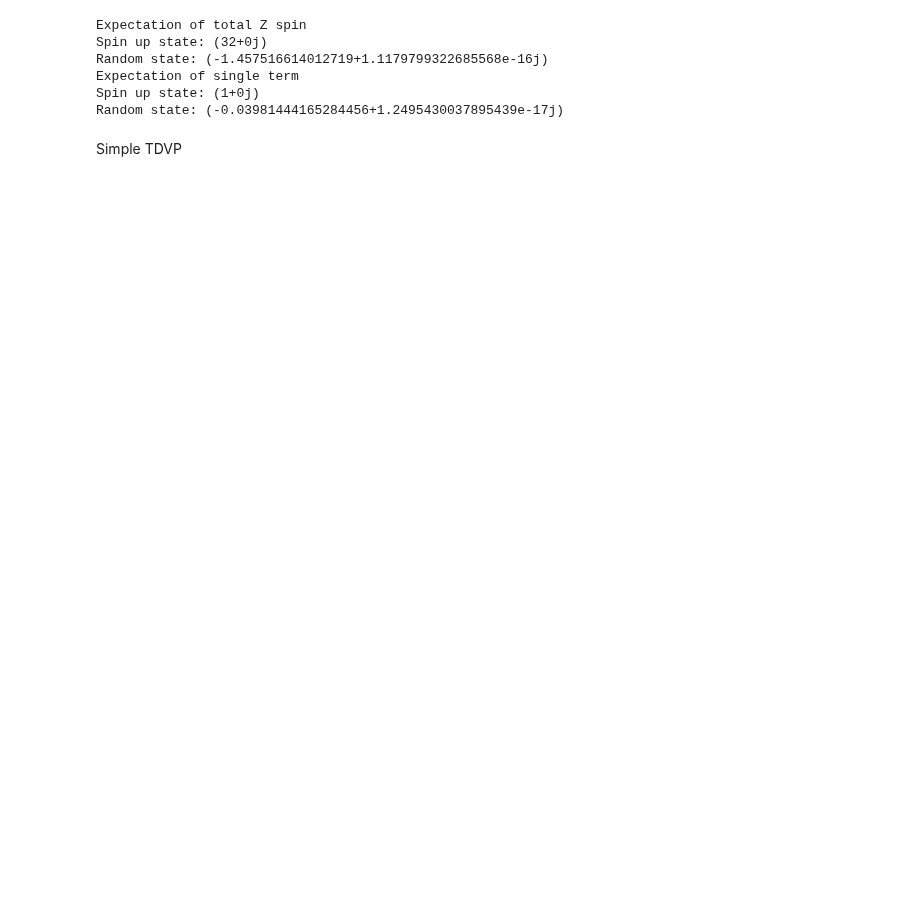
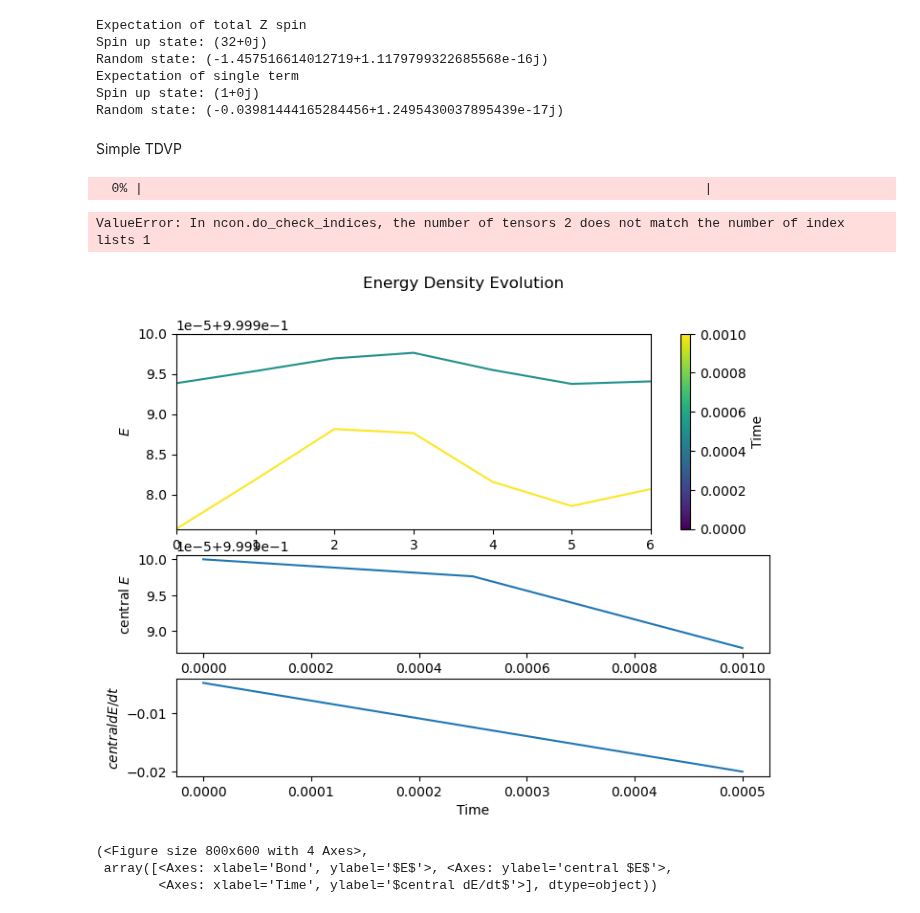
Before and after one commit to OscarCharlieST/quantum-tensor, a Jupyter notebook: active.ipynb, the cells around one changed output. Cells and saved outputs as stored; diff of their text form; code cells hidden in the pictures; blank space fills up the shorter version.

Commit message:
Functions updated for new mps format, and lanczos method working. Active.ipynb reflects tested functions

```diff
--- a/active.ipynb
+++ b/active.ipynb
@@ -43,3 +36,36 @@ Spin up state: (1+0j)
 Random state: (-0.03981444165284456+1.2495430037895439e-17j)
 # %% [markdown]
 Simple TDVP
+# %%
+import qtensor.states as states
+import qtensor.operators as ops
+
+N=8
+D=8
+
+spin_up_state = states.spin_up(N, D)
+
+H_x = ops.tilted_ising(J=0, h=0, g=1, N=N)
+H_z = ops.tilted_ising(J=0, h=1, g=0, N=N)
+# %%
+import copy
+import qtensor.simulation.finiteTDVP as sim
+import qtensor.simulation.updatemethod as methods
+working_state = copy.deepcopy(spin_up_state)
+lanczos_params={'epsilon': 1e-6,
+                'max_iters': 16}
+method = methods.lanczos_method(**lanczos_params)
+method_ex = methods.method_exact()
+state_hist, _ = sim.tdvp(working_state, H_x, 0.001, 2, method_ex, history=True, verbose=False)
+# %% [output]
+  0% |                                                                        |
+ValueError: In ncon.do_check_indices, the number of tensors 2 does not match the number of index lists 1
+# %%
+import qtensor.visualise as vis
+
+vis.plot_energy_density_evolution(state_hist, ops.extensive_as_terms(H_z).values())
+# %% [output]
+[figure, added]
+(<Figure size 800x600 with 4 Axes>,
+ array([<Axes: xlabel='Bond', ylabel='$E$'>, <Axes: ylabel='central $E$'>,
+        <Axes: xlabel='Time', ylabel='$central dE/dt$'>], dtype=object))
```
Also changed, not shown: parts of 4 cells of this notebook, 3 other files.
